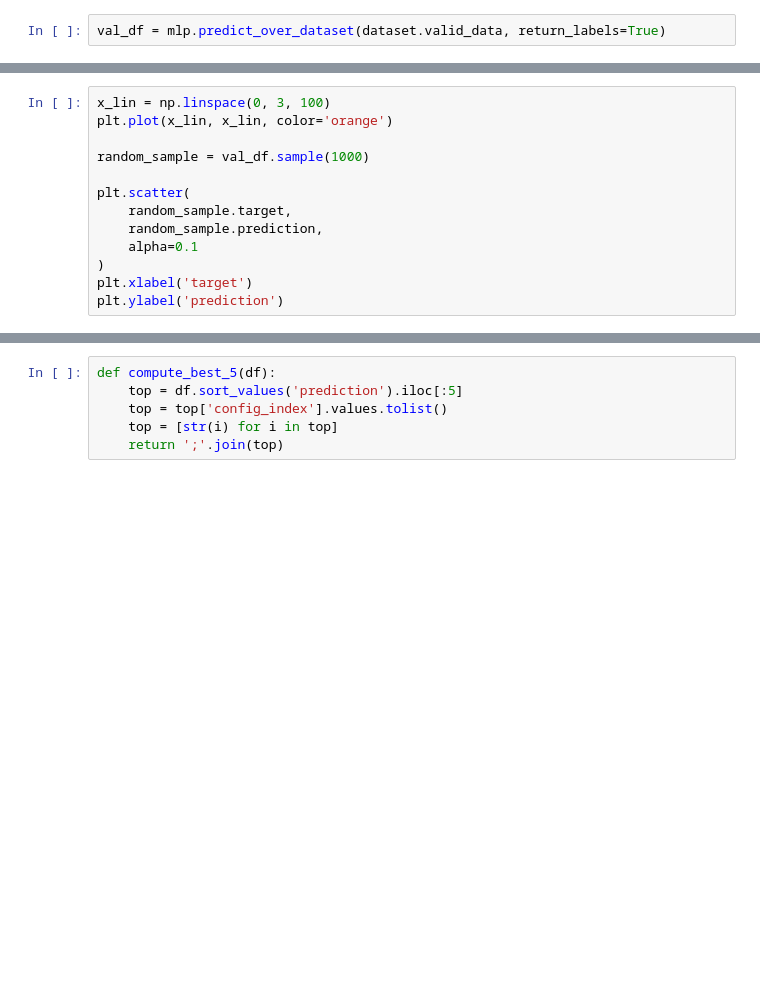
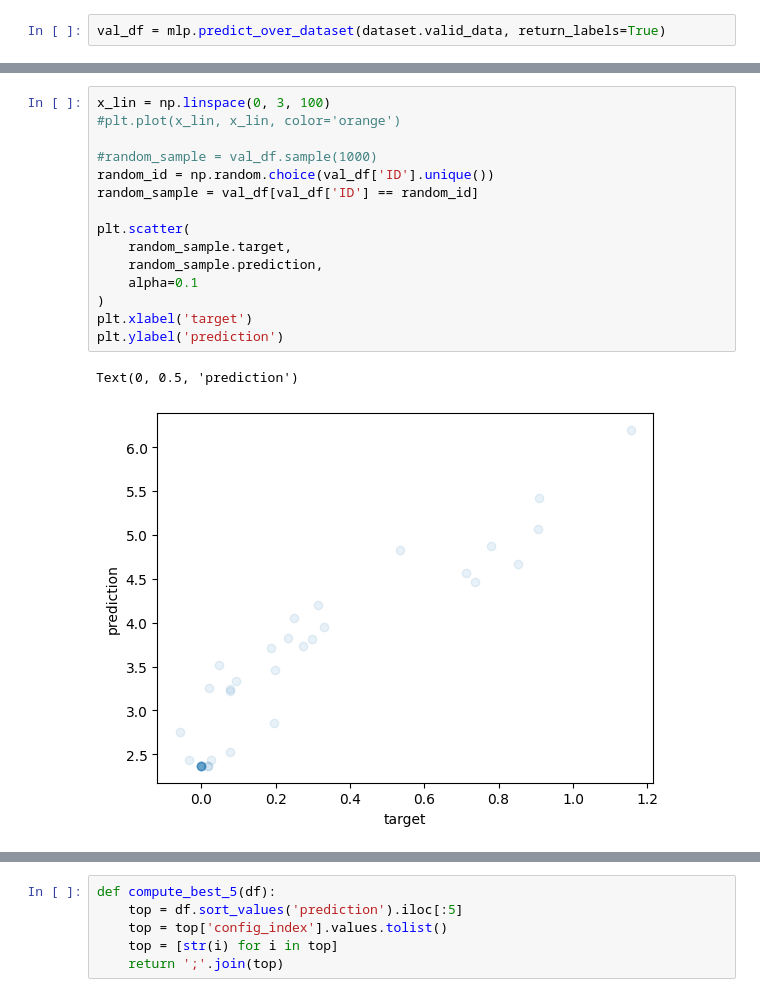
Before and after one commit to ignacioreyes/kaggle_model_runtime, a Jupyter notebook: train_tile.ipynb, the cells around one changed output, grey strips where cells are left out. Saved outputs shown, nothing was run; the diff lists cells and outputs as text; blank space fills up the shorter version.

```diff
--- a/train_tile.ipynb
+++ b/train_tile.ipynb
@@ -58,16 +94,21 @@ val_df
 # %%
 x_lin = np.linspace(0, 3, 100)
-plt.plot(x_lin, x_lin, color='orange')
+#plt.plot(x_lin, x_lin, color='orange')
 
-random_sample = val_df.sample(1000)
+#random_sample = val_df.sample(1000)
+random_id = np.random.choice(val_df['ID'].unique())
+random_sample = val_df[val_df['ID'] == random_id]
 
 plt.scatter(
     random_sample.target,
     random_sample.prediction,
     alpha=0.1
 )
 plt.xlabel('target')
 plt.ylabel('prediction')
+# %% [output]
+Text(0, 0.5, 'prediction')
+[figure, added]
 # %%
 random_sample = val_df.sample(5_000)
 
```
Also changed, not shown: parts of 14 cells of this notebook, 2 other files.
